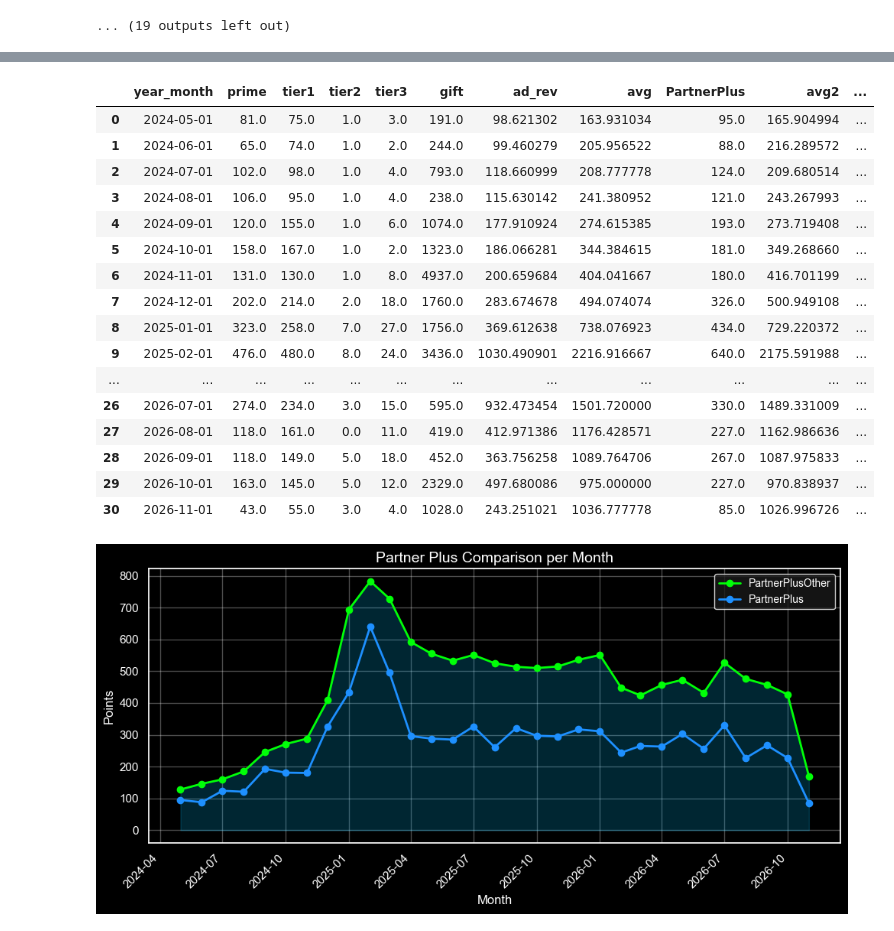
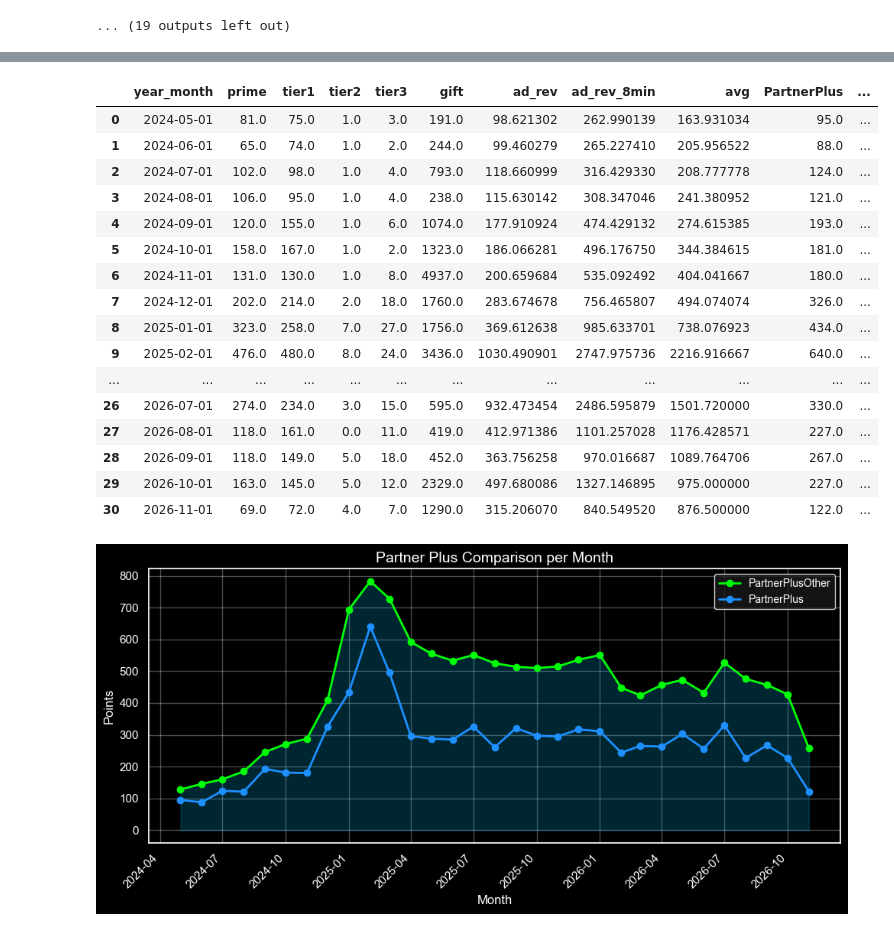
Before and after one commit to balintkardos/ChatlogDorozea, a Jupyter notebook: months.ipynb, the cells around one changed output, grey strips where cells are left out. Cells and saved outputs as stored; diff of their text form; code cells hidden in the pictures.

```diff
--- a/months.ipynb
+++ b/months.ipynb
@@ -173,6 +173,7 @@ stream_stats = stream_stats.merge(stream_date, on='stream', how='left')
 stream_stats['stream_date'] = pd.to_datetime(stream_stats['stream_date'])
 
 stream_stats['ad_rev'] = stream_stats['hours_watched'] * 0.004
+stream_stats['ad_rev_8min'] = (stream_stats['hours_watched'] * 0.004) / 3 * 8
 
 #stream point
 stream_stats['stream_points'] = (
@@ -195,7 +196,7 @@ stream_stats['stream_date'] = pd.to_datetime(stream_stats['stream_date'])
 stream_stats['year_month'] = stream_stats['stream_date'].dt.to_period('M')
 # %%
 # Group by Year-Month and sum the required numeric columns
-monthly_data = stream_stats.groupby('year_month')[['prime', 'tier1', 'tier2', 'tier3','gift','ad_rev']].sum().reset_index()
+monthly_data = stream_stats.groupby('year_month')[['prime', 'tier1', 'tier2', 'tier3','gift','ad_rev','ad_rev_8min']].sum().reset_index()
 monthly_data.set_index('year_month', inplace=True)
 monthly_data['avg'] = stream_stats.groupby('year_month')['avg'].mean()
 monthly_data.reset_index(inplace=True)
@@ -311,6 +312,3 @@ for index, row in monthly_data.iterrows():
 ... (19 outputs left out)
 # %%
 #monthly_data.to_csv('month_data_output.csv', index=False)
-# %%
-monthly_data['sub_rev'] = monthly_data['prime'] * 1.4 + monthly_data['tier1'] * 1.4 + monthly_data['tier2'] * 2.8 + monthly_data['tier3'] * 5 + monthly_data['gift'] * 1.4
-monthly_data
@@ -334,0 +315,26 @@ monthly_data
+# %%
+partnerplus = pd.Timestamp("2025-03-01")
+
+before_partnerplus = (
+    monthly_data["prime"] * 1.4
+    + monthly_data["tier1"] * 2.1
+    + monthly_data["tier2"] * 3.8
+    + monthly_data["tier3"] * 9.5
+    + monthly_data["gift"] * 1.4
+)
+
+# Replace these multipliers with your new rates/logic from 2025-03-01 onward
+from_partnerplus = (
+    monthly_data["prime"] * 1.4
+    + monthly_data["tier1"] * 2.29
+    + monthly_data["tier2"] * 3.92
+    + monthly_data["tier3"] * 13
+    + monthly_data["gift"] * 2
+)
+
+monthly_data["sub_rev"] = np.where(
+    monthly_data["year_month"] >= partnerplus,
+    from_partnerplus,
+    before_partnerplus,
+)
+monthly_data
@@ -335,25 +359,25 @@ monthly_data
 # %%
-monthly_data["PartnerPlusOther"] = [128, 146, 160, 185, 246, 271, 288, 409, 694, 783, 728, 592, 555, 533, 551, 525, 514, 510, 515, 536, 551, 448, 424, 457, 473, 432, 527, 476, 457, 427, 169]
+monthly_data["PartnerPlusOther"] = [128, 146, 160, 185, 246, 271, 288, 409, 694, 783, 728, 592, 555, 533, 551, 525, 514, 510, 515, 536, 551, 448, 424, 457, 473, 432, 527, 476, 457, 427, 257]
 monthly_data
 #https://twitch-tools.rootonline.de/plusPoints_stats.php?channel_id=634606699
 # %% [output]
-|  | year_month | prime | tier1 | tier2 | tier3 | gift | ad_rev | avg | PartnerPlus | avg2 | ... |
-| 0 | 2024-05-01 | 81.0 | 75.0 | 1.0 | 3.0 | 191.0 | 98.621302 | 163.931034 | 95.0 | 165.904994 | ... |
-| 1 | 2024-06-01 | 65.0 | 74.0 | 1.0 | 2.0 | 244.0 | 99.460279 | 205.956522 | 88.0 | 216.289572 | ... |
-| 2 | 2024-07-01 | 102.0 | 98.0 | 1.0 | 4.0 | 793.0 | 118.660999 | 208.777778 | 124.0 | 209.680514 | ... |
-| 3 | 2024-08-01 | 106.0 | 95.0 | 1.0 | 4.0 | 238.0 | 115.630142 | 241.380952 | 121.0 | 243.267993 | ... |
-| 4 | 2024-09-01 | 120.0 | 155.0 | 1.0 | 6.0 | 1074.0 | 177.910924 | 274.615385 | 193.0 | 273.719408 | ... |
-| 5 | 2024-10-01 | 158.0 | 167.0 | 1.0 | 2.0 | 1323.0 | 186.066281 | 344.384615 | 181.0 | 349.268660 | ... |
-| 6 | 2024-11-01 | 131.0 | 130.0 | 1.0 | 8.0 | 4937.0 | 200.659684 | 404.041667 | 180.0 | 416.701199 | ... |
-| 7 | 2024-12-01 | 202.0 | 214.0 | 2.0 | 18.0 | 1760.0 | 283.674678 | 494.074074 | 326.0 | 500.949108 | ... |
-| 8 | 2025-01-01 | 323.0 | 258.0 | 7.0 | 27.0 | 1756.0 | 369.612638 | 738.076923 | 434.0 | 729.220372 | ... |
-| 9 | 2025-02-01 | 476.0 | 480.0 | 8.0 | 24.0 | 3436.0 | 1030.490901 | 2216.916667 | 640.0 | 2175.591988 | ... |
+|  | year_month | prime | tier1 | tier2 | tier3 | gift | ad_rev | ad_rev_8min | avg | PartnerPlus | ... |
+| 0 | 2024-05-01 | 81.0 | 75.0 | 1.0 | 3.0 | 191.0 | 98.621302 | 262.990139 | 163.931034 | 95.0 | ... |
+| 1 | 2024-06-01 | 65.0 | 74.0 | 1.0 | 2.0 | 244.0 | 99.460279 | 265.227410 | 205.956522 | 88.0 | ... |
+| 2 | 2024-07-01 | 102.0 | 98.0 | 1.0 | 4.0 | 793.0 | 118.660999 | 316.429330 | 208.777778 | 124.0 | ... |
+| 3 | 2024-08-01 | 106.0 | 95.0 | 1.0 | 4.0 | 238.0 | 115.630142 | 308.347046 | 241.380952 | 121.0 | ... |
+| 4 | 2024-09-01 | 120.0 | 155.0 | 1.0 | 6.0 | 1074.0 | 177.910924 | 474.429132 | 274.615385 | 193.0 | ... |
+| 5 | 2024-10-01 | 158.0 | 167.0 | 1.0 | 2.0 | 1323.0 | 186.066281 | 496.176750 | 344.384615 | 181.0 | ... |
+| 6 | 2024-11-01 | 131.0 | 130.0 | 1.0 | 8.0 | 4937.0 | 200.659684 | 535.092492 | 404.041667 | 180.0 | ... |
+| 7 | 2024-12-01 | 202.0 | 214.0 | 2.0 | 18.0 | 1760.0 | 283.674678 | 756.465807 | 494.074074 | 326.0 | ... |
+| 8 | 2025-01-01 | 323.0 | 258.0 | 7.0 | 27.0 | 1756.0 | 369.612638 | 985.633701 | 738.076923 | 434.0 | ... |
+| 9 | 2025-02-01 | 476.0 | 480.0 | 8.0 | 24.0 | 3436.0 | 1030.490901 | 2747.975736 | 2216.916667 | 640.0 | ... |
 | ... | ... | ... | ... | ... | ... | ... | ... | ... | ... | ... | ... |
-| 26 | 2026-07-01 | 274.0 | 234.0 | 3.0 | 15.0 | 595.0 | 932.473454 | 1501.720000 | 330.0 | 1489.331009 | ... |
-| 27 | 2026-08-01 | 118.0 | 161.0 | 0.0 | 11.0 | 419.0 | 412.971386 | 1176.428571 | 227.0 | 1162.986636 | ... |
-| 28 | 2026-09-01 | 118.0 | 149.0 | 5.0 | 18.0 | 452.0 | 363.756258 | 1089.764706 | 267.0 | 1087.975833 | ... |
-| 29 | 2026-10-01 | 163.0 | 145.0 | 5.0 | 12.0 | 2329.0 | 497.680086 | 975.000000 | 227.0 | 970.838937 | ... |
-| 30 | 2026-11-01 | 43.0 | 55.0 | 3.0 | 4.0 | 1028.0 | 243.251021 | 1036.777778 | 85.0 | 1026.996726 | ... |
+| 26 | 2026-07-01 | 274.0 | 234.0 | 3.0 | 15.0 | 595.0 | 932.473454 | 2486.595879 | 1501.720000 | 330.0 | ... |
+| 27 | 2026-08-01 | 118.0 | 161.0 | 0.0 | 11.0 | 419.0 | 412.971386 | 1101.257028 | 1176.428571 | 227.0 | ... |
+| 28 | 2026-09-01 | 118.0 | 149.0 | 5.0 | 18.0 | 452.0 | 363.756258 | 970.016687 | 1089.764706 | 267.0 | ... |
+| 29 | 2026-10-01 | 163.0 | 145.0 | 5.0 | 12.0 | 2329.0 | 497.680086 | 1327.146895 | 975.000000 | 227.0 | ... |
+| 30 | 2026-11-01 | 69.0 | 72.0 | 4.0 | 7.0 | 1290.0 | 315.206070 | 840.549520 | 876.500000 | 122.0 | ... |
 # %%
 import matplotlib.pyplot as plt
 import pandas as pd
@@ -388,7 +412,7 @@ plt.xticks(rotation=45, ha="right")
 plt.tight_layout()
 plt.show()
 # %% [output]
-[figure, old version]
+[figure, new version]
 # %%
 monthly_data["PartnerPlusError"] = (
     abs(monthly_data["PartnerPlusOther"] - monthly_data["PartnerPlus"])
```
Also changed, not shown: parts of 7 cells of this notebook, 3 other files.
